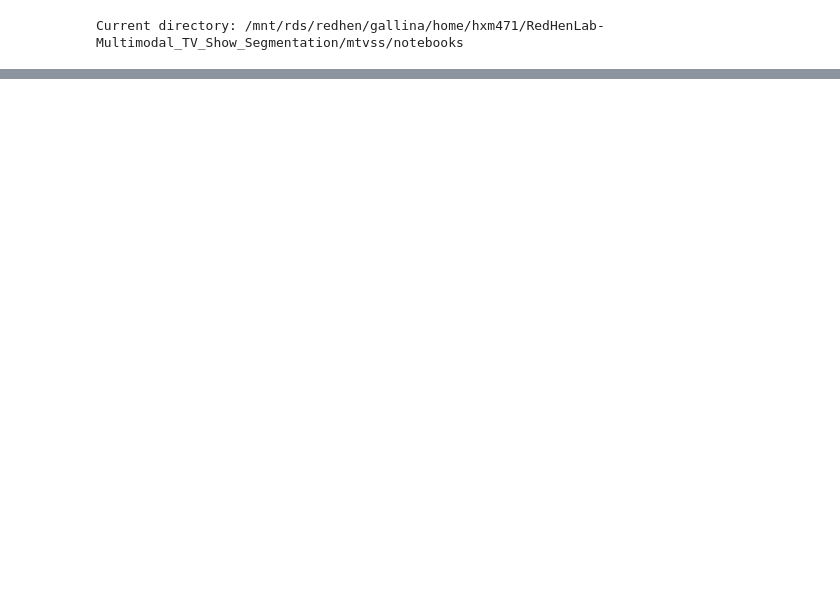
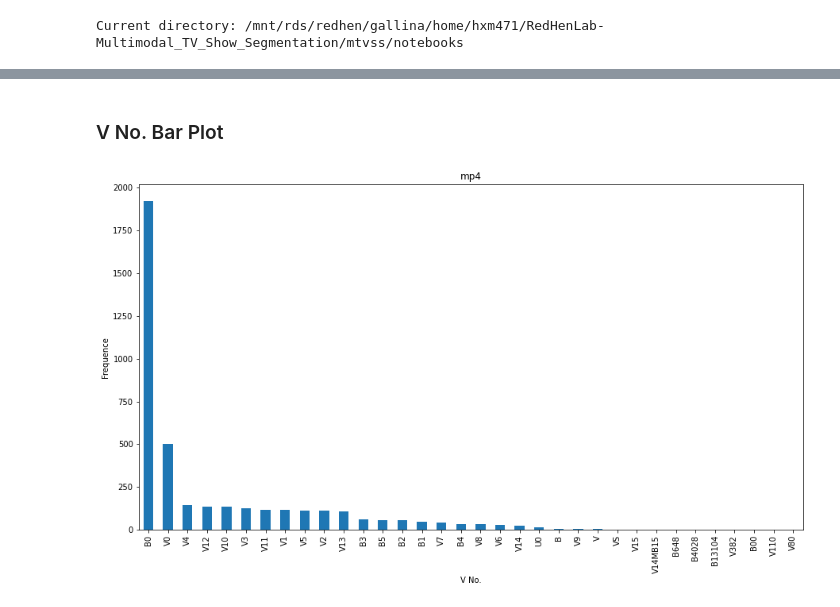
Before and after one commit to Harsh188/GSoC-RedHenLab-MTVSS-2022, a Jupyter notebook: mtvss/notebooks/EDA.ipynb, the cells around one changed output, grey strips where cells are left out. Cells and saved outputs as stored; diff of their text form; code cells hidden in the pictures; blank space fills up the shorter version.

```diff
--- a/mtvss/notebooks/EDA.ipynb
+++ b/mtvss/notebooks/EDA.ipynb
@@ -63,0 +145,5 @@ for file in mp4_files:
+# %%
+COLUMN_LABELS = ['Pull Date','TODO','Lang','Barcode','V No.','File Type']
+# %%
+mp4_df = pd.DataFrame(mp4_files_split, columns=COLUMN_LABELS)
+mp4_df
@@ -63,0 +198,12 @@ for file in mp4_files:
+# %% [markdown]
+### V No. Bar Plot
+# %%
+def v_bar_plot(df,title):
+    ax = df['V No.'].value_counts().plot(kind='bar', figsize=(15,8), title=title)
+
+    ax.set_xlabel("V No.")
+    ax.set_ylabel("Frequence")
+# %%
+v_bar_plot(mp4_df,'mp4')
+# %% [output]
+[figure, added]
```
Also changed, not shown: parts of 20 cells of this notebook.
